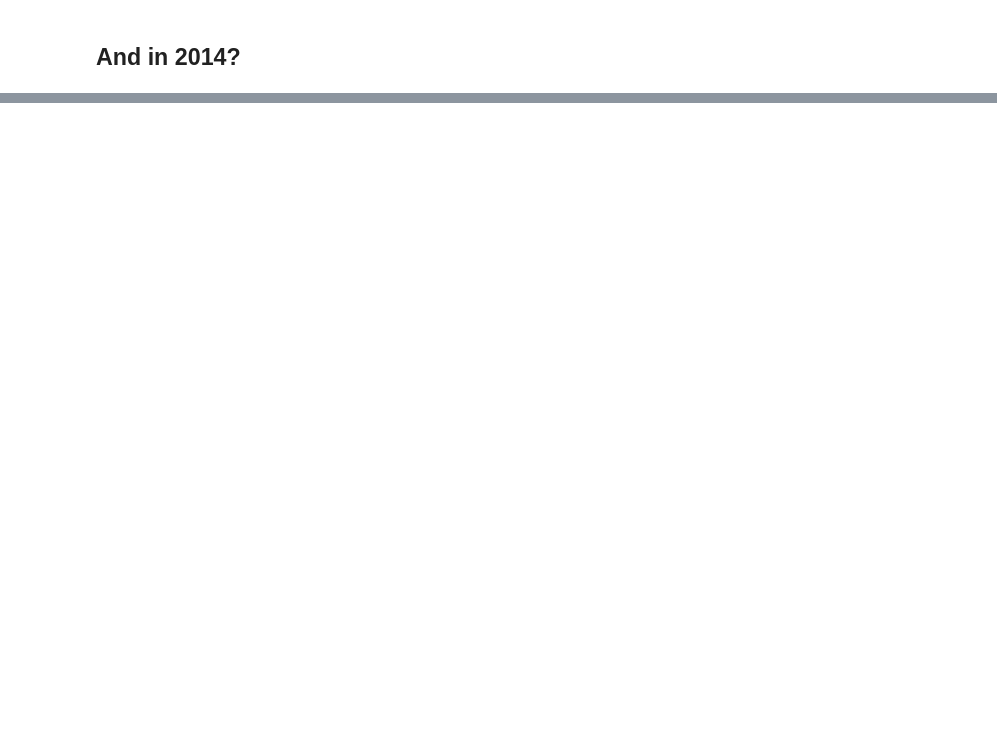
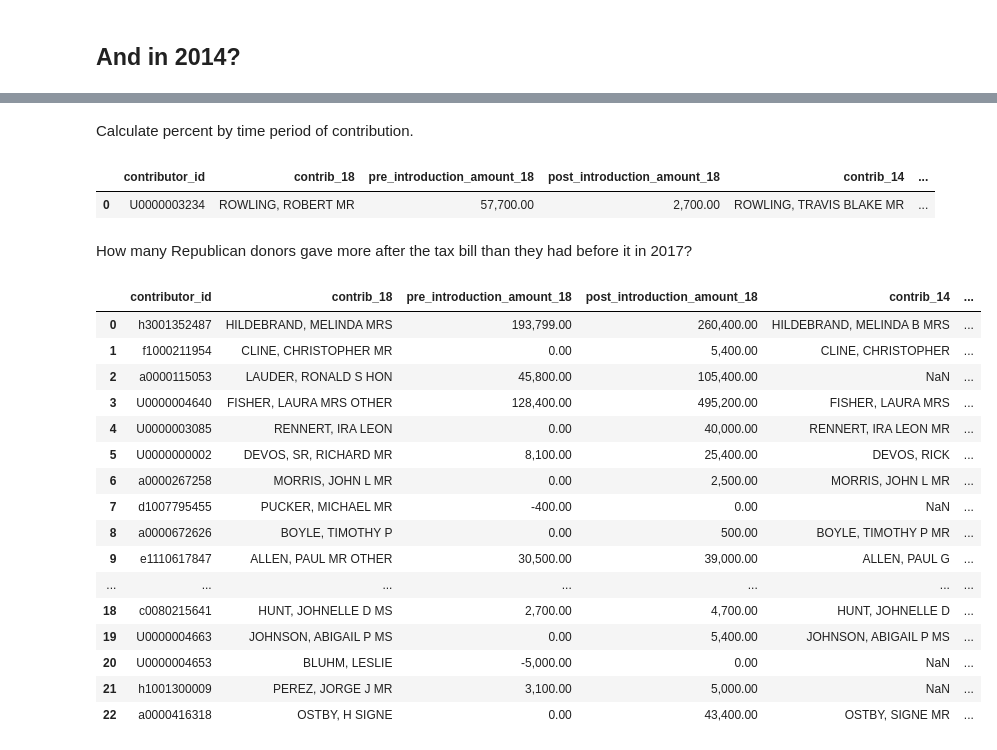
Before and after one commit to PublicI/tax-bill-contribs, a Jupyter notebook: tax-bill-analysis.ipynb, the cells around one changed output, grey strips where cells are left out. Saved outputs shown, nothing was run; the diff lists cells and outputs as text; code cells hidden in the pictures; blank space fills up the shorter version.

```diff
--- a/tax-bill-analysis.ipynb
+++ b/tax-bill-analysis.ipynb
@@ -532,0 +360,3 @@ y="amount")
+# %%
+gop_grouped_by_donor_18 = pd.read_csv("https://dash.fivetwentyseven.com/api/queries/608/results.csv?api_key=7wHiLPGSCGzImbe4ZSTU5sYo93TJExjQPNtvc7L5")
+gop_grouped_by_donor_18.info()
@@ -532,0 +375,3 @@ y="amount")
+# %%
+gop_grouped_by_donor_14 = pd.read_csv("https://dash.fivetwentyseven.com/api/queries/609/results.csv?api_key=LD8KmrAafCBpBgtt0kFhZD29UwljcOf4Zr9f6l0p")
+gop_grouped_by_donor_14.info()
@@ -532,0 +390,3 @@ y="amount")
+# %%
+gop_grouped_by_donor = gop_grouped_by_donor_18.merge(gop_grouped_by_donor_14, how="outer", on="contributor_id", suffixes=("_18", "_14"))
+gop_grouped_by_donor.info()
@@ -532,0 +415,34 @@ y="amount")
+# %% [markdown]
+Calculate percent by time period of contribution.
+# %%
+gop_grouped_by_donor["pct_pre_introduction_18"] = gop_grouped_by_donor["pre_introduction_amount_18"] / (gop_grouped_by_donor["pre_introduction_amount_18"] + gop_grouped_by_donor["post_introduction_amount_18"])
+gop_grouped_by_donor["pct_post_introduction_18"] = gop_grouped_by_donor["post_introduction_amount_18"] / (gop_grouped_by_donor["pre_introduction_amount_18"] + gop_grouped_by_donor["post_introduction_amount_18"])
+gop_grouped_by_donor["pct_pre_introduction_14"] = gop_grouped_by_donor["pre_introduction_amount_14"] / (gop_grouped_by_donor["pre_introduction_amount_14"] + gop_grouped_by_donor["post_introduction_amount_14"])
+gop_grouped_by_donor["pct_post_introduction_14"] = gop_grouped_by_donor["post_introduction_amount_14"] / (gop_grouped_by_donor["pre_introduction_amount_14"] + gop_grouped_by_donor["post_introduction_amount_14"])
+# %%
+gop_grouped_by_donor.head(1)
+# %% [output]
+|  | contributor_id | contrib_18 | pre_introduction_amount_18 | post_introduction_amount_18 | contrib_14 | ... |
+| 0 | U0000003234 | ROWLING, ROBERT MR | 57,700.00 | 2,700.00 | ROWLING, TRAVIS BLAKE MR | ... |
+# %% [markdown]
+How many Republican donors gave more after the tax bill than they had before it in 2017?
+# %%
+gop_grouped_by_donor[(gop_grouped_by_donor["post_introduction_amount_18"] > gop_grouped_by_donor["pre_introduction_amount_18"])].reset_index(drop=True)
+# %% [output]
+|  | contributor_id | contrib_18 | pre_introduction_amount_18 | post_introduction_amount_18 | contrib_14 | ... |
+| 0 | h3001352487 | HILDEBRAND, MELINDA MRS | 193,799.00 | 260,400.00 | HILDEBRAND, MELINDA B MRS | ... |
+| 1 | f1000211954 | CLINE, CHRISTOPHER MR | 0.00 | 5,400.00 | CLINE, CHRISTOPHER | ... |
+| 2 | a0000115053 | LAUDER, RONALD S HON | 45,800.00 | 105,400.00 | NaN | ... |
+| 3 | U0000004640 | FISHER, LAURA MRS OTHER | 128,400.00 | 495,200.00 | FISHER, LAURA MRS | ... |
+| 4 | U0000003085 | RENNERT, IRA LEON | 0.00 | 40,000.00 | RENNERT, IRA LEON MR | ... |
+| 5 | U0000000002 | DEVOS, SR, RICHARD MR | 8,100.00 | 25,400.00 | DEVOS, RICK | ... |
+| 6 | a0000267258 | MORRIS, JOHN L MR | 0.00 | 2,500.00 | MORRIS, JOHN L MR | ... |
+| 7 | d1007795455 | PUCKER, MICHAEL MR | -400.00 | 0.00 | NaN | ... |
+| 8 | a0000672626 | BOYLE, TIMOTHY P | 0.00 | 500.00 | BOYLE, TIMOTHY P MR | ... |
+| 9 | e1110617847 | ALLEN, PAUL MR OTHER | 30,500.00 | 39,000.00 | ALLEN, PAUL G | ... |
+| ... | ... | ... | ... | ... | ... | ... |
+| 18 | c0080215641 | HUNT, JOHNELLE D MS | 2,700.00 | 4,700.00 | HUNT, JOHNELLE D | ... |
+| 19 | U0000004663 | JOHNSON, ABIGAIL P MS | 0.00 | 5,400.00 | JOHNSON, ABIGAIL P MS | ... |
+| 20 | U0000004653 | BLUHM, LESLIE | -5,000.00 | 0.00 | NaN | ... |
+| 21 | h1001300009 | PEREZ, JORGE J MR | 3,100.00 | 5,000.00 | NaN | ... |
+| 22 | a0000416318 | OSTBY, H SIGNE | 0.00 | 43,400.00 | OSTBY, SIGNE MR | ... |
```
Also changed, not shown: parts of 93 cells of this notebook, 1 other file.
